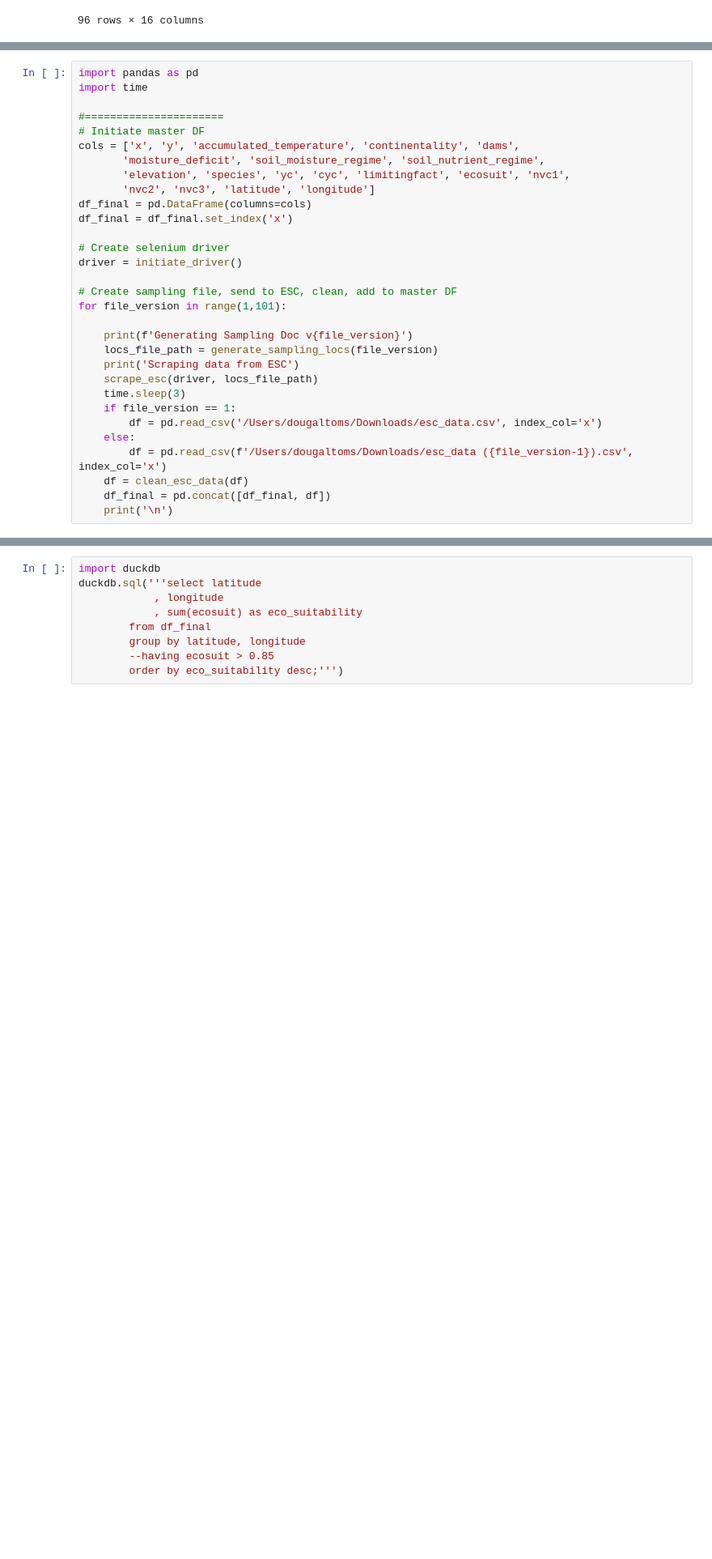
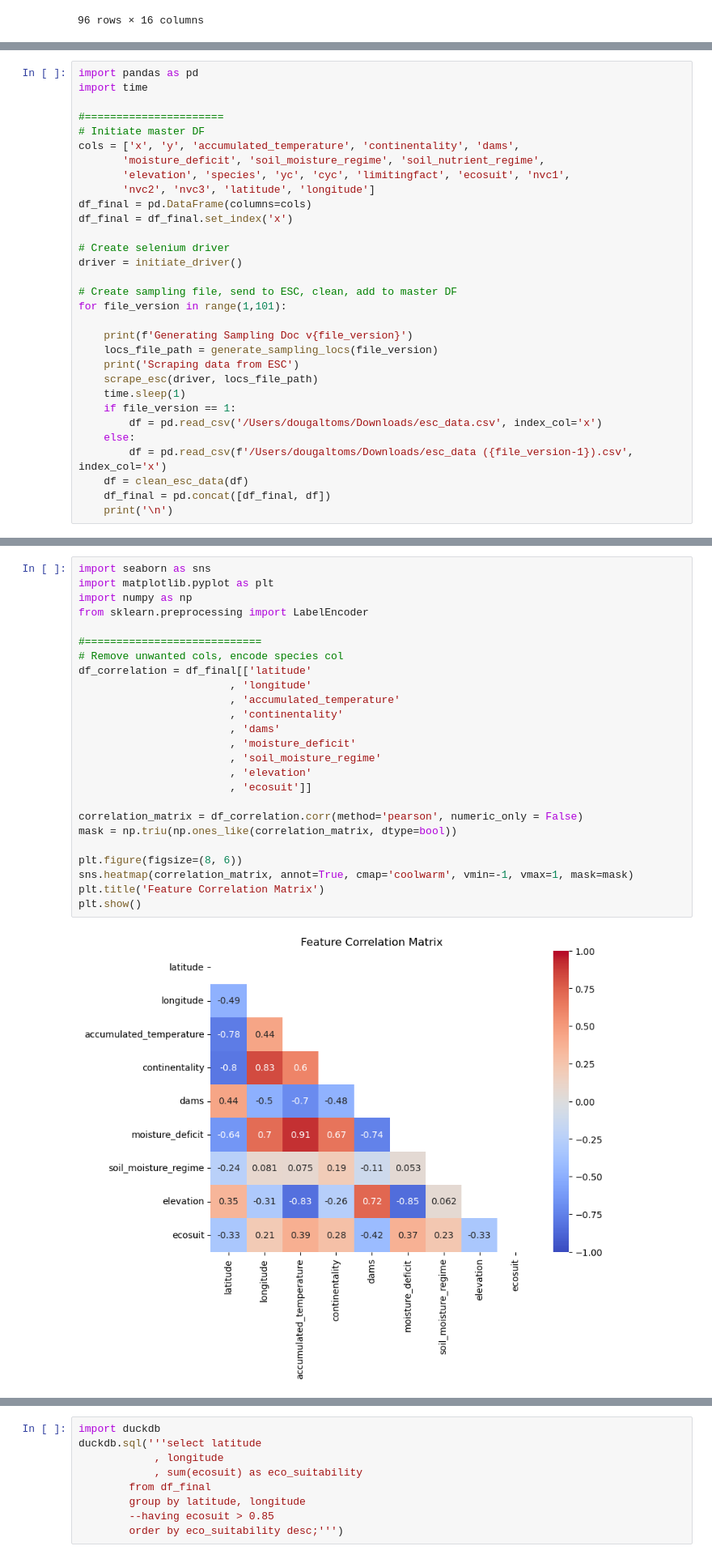
Before and after one commit to dougaltoms/Rewilder, a Jupyter notebook: dev.ipynb, the cells around one changed output, grey strips where cells are left out. Shown at 81% size. Saved outputs shown, nothing was run; the diff lists cells and outputs as text; blank space fills up the shorter version.

Commit message:
Feature correlation plot

```diff
--- a/dev.ipynb
+++ b/dev.ipynb
@@ -329,7 +329,7 @@ for file_version in range(1,101):
     locs_file_path = generate_sampling_locs(file_version)
     print('Scraping data from ESC')
     scrape_esc(driver, locs_file_path)
-    time.sleep(3)
+    time.sleep(1)
     if file_version == 1:
         df = pd.read_csv('/Users/dougaltoms/Downloads/esc_data.csv', index_col='x')
     else:
@@ -374,3 +358,30 @@ df_final.head()
+# %%
+import seaborn as sns
+import matplotlib.pyplot as plt
+import numpy as np
+from sklearn.preprocessing import LabelEncoder
+
+#============================
+# Remove unwanted cols, encode species col
+df_correlation = df_final[['latitude'
+                        , 'longitude'
+                        , 'accumulated_temperature'
+                        , 'continentality'
+                        , 'dams'
+                        , 'moisture_deficit'
+                        , 'soil_moisture_regime'
+                        , 'elevation'
+                        , 'ecosuit']]
+
+correlation_matrix = df_correlation.corr(method='pearson', numeric_only = False)
+mask = np.triu(np.ones_like(correlation_matrix, dtype=bool))
+
+plt.figure(figsize=(8, 6))
+sns.heatmap(correlation_matrix, annot=True, cmap='coolwarm', vmin=-1, vmax=1, mask=mask)
+plt.title('Feature Correlation Matrix')
+plt.show()
+# %% [output]
+[figure, added]
 # %%
 # Interpolation
 import numpy as np
```
Also changed, not shown: parts of 5 cells of this notebook.
